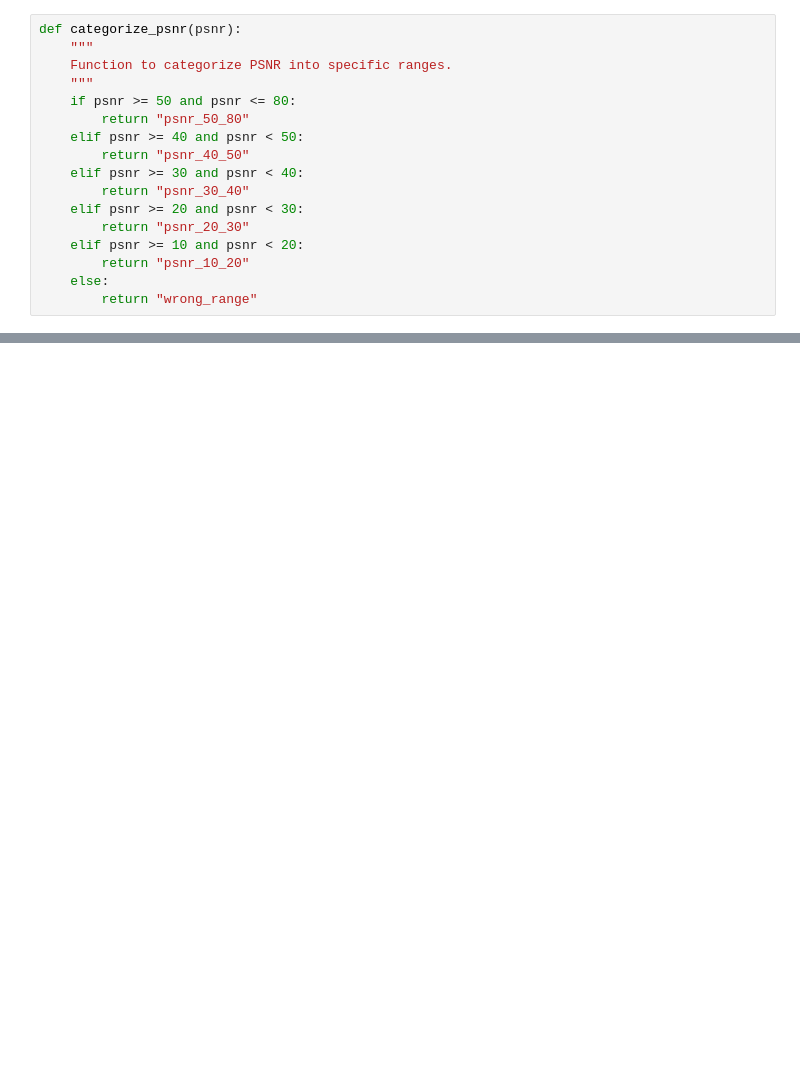
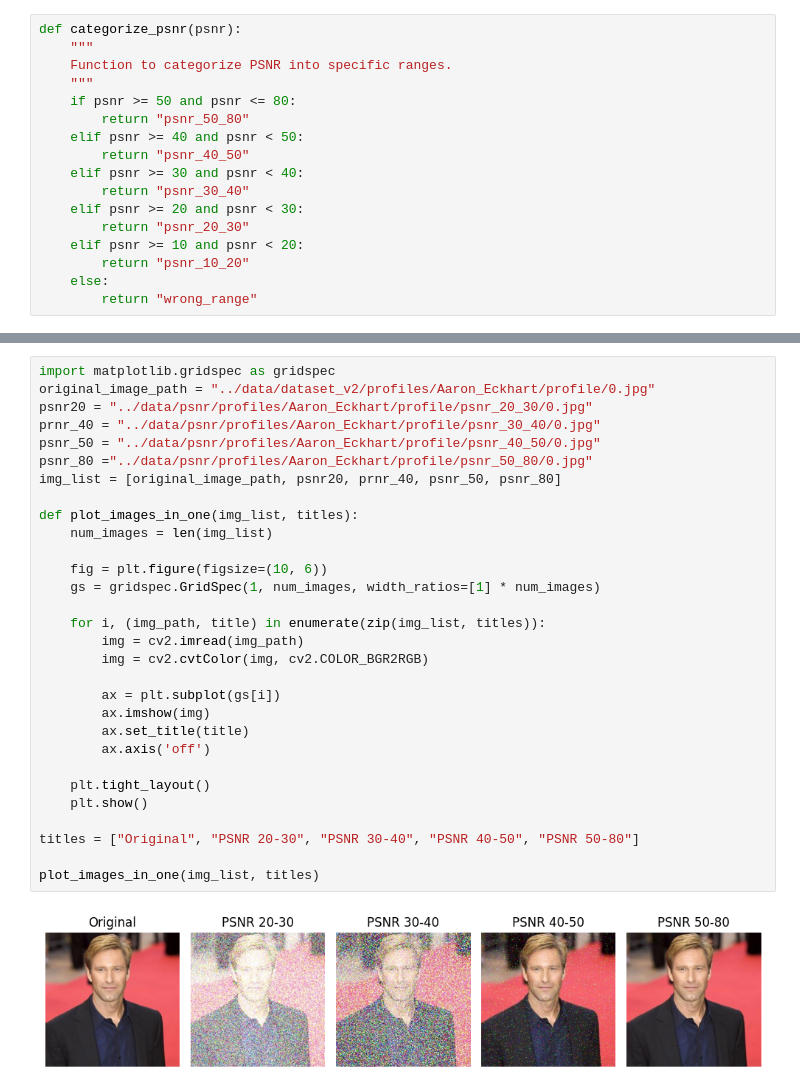
Before and after one commit to gry-mar/biometrics-assignment-1, a Jupyter notebook: notebooks/prepare_noisy_dataset.ipynb, the cells around one changed output, grey strips where cells are left out. Cells and saved outputs as stored; diff of their text form; blank space fills up the shorter version.

```diff
--- a/notebooks/prepare_noisy_dataset.ipynb
+++ b/notebooks/prepare_noisy_dataset.ipynb
@@ -166,0 +340,32 @@ Noisy image saved to: ../data/psnr/profiles/Jackson_Rathbone/profile/psnr_20_30/
+# %%
+import matplotlib.gridspec as gridspec
+original_image_path = "../data/dataset_v2/profiles/Aaron_Eckhart/profile/0.jpg"
+psnr20 = "../data/psnr/profiles/Aaron_Eckhart/profile/psnr_20_30/0.jpg"
+prnr_40 = "../data/psnr/profiles/Aaron_Eckhart/profile/psnr_30_40/0.jpg"
+psnr_50 = "../data/psnr/profiles/Aaron_Eckhart/profile/psnr_40_50/0.jpg"
+psnr_80 ="../data/psnr/profiles/Aaron_Eckhart/profile/psnr_50_80/0.jpg"
+img_list = [original_image_path, psnr20, prnr_40, psnr_50, psnr_80]
+
+def plot_images_in_one(img_list, titles):
+    num_images = len(img_list)
+
+    fig = plt.figure(figsize=(10, 6))
+    gs = gridspec.GridSpec(1, num_images, width_ratios=[1] * num_images)
+
+    for i, (img_path, title) in enumerate(zip(img_list, titles)):
+        img = cv2.imread(img_path)
+        img = cv2.cvtColor(img, cv2.COLOR_BGR2RGB)
+
+        ax = plt.subplot(gs[i])
+        ax.imshow(img)
+        ax.set_title(title)
+        ax.axis('off')
+
+    plt.tight_layout()
+    plt.show()
+
+titles = ["Original", "PSNR 20-30", "PSNR 30-40", "PSNR 40-50", "PSNR 50-80"]
+
+plot_images_in_one(img_list, titles)
+# %% [output]
+[figure, added]
```
Also changed, not shown: parts of 16 cells of this notebook, 9 other files.
